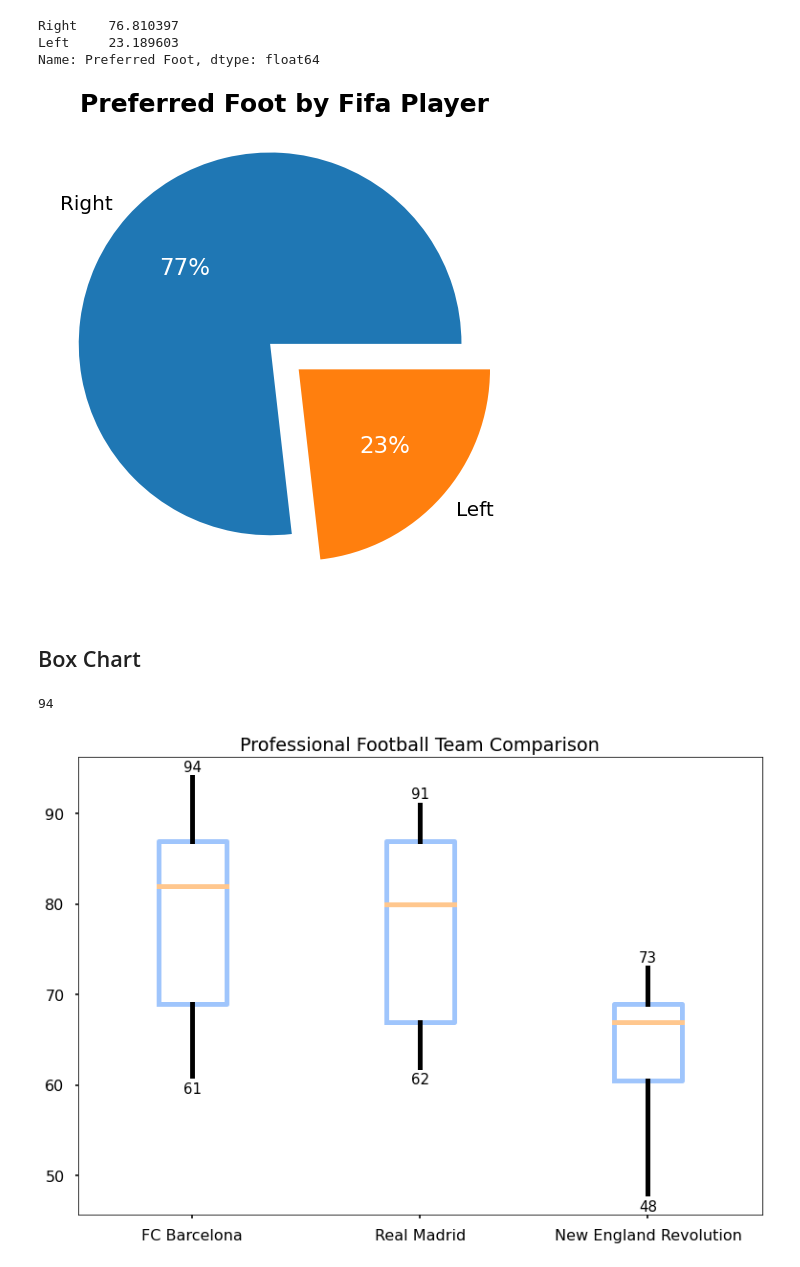
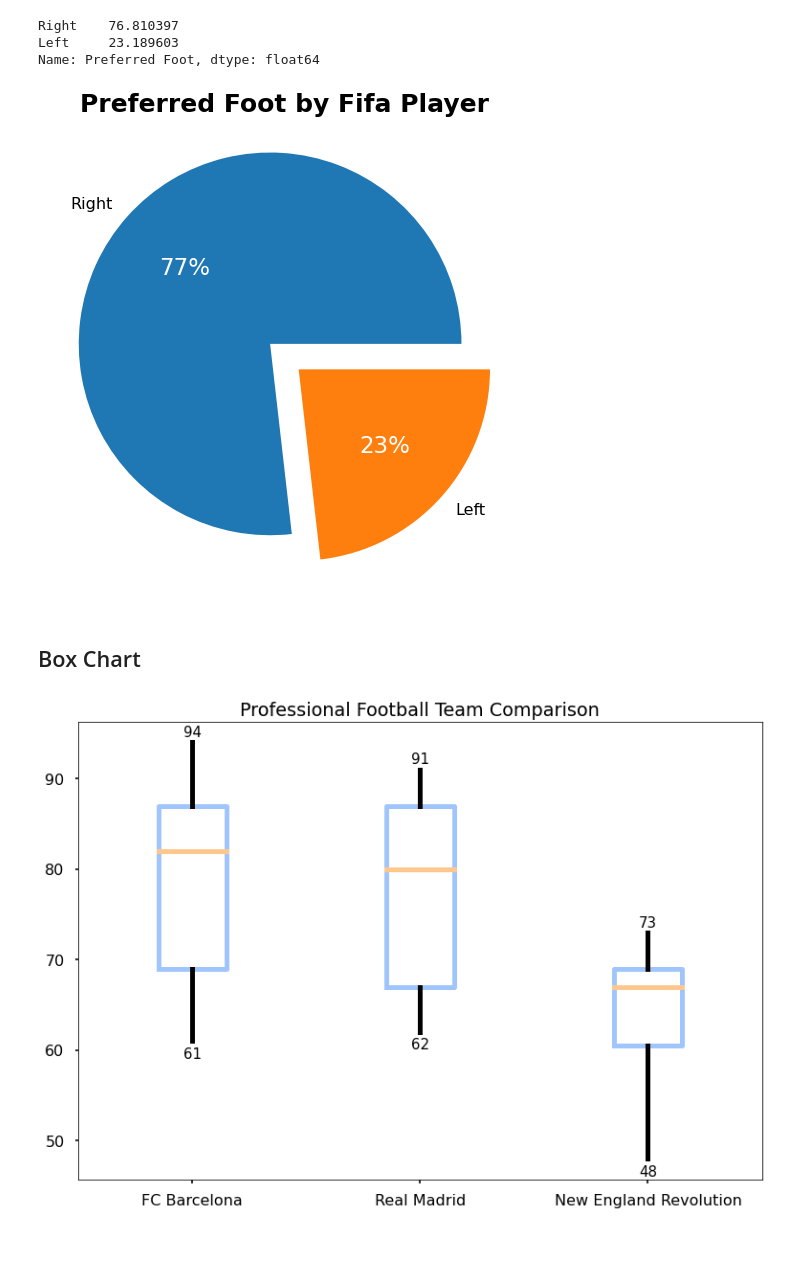
Before and after one commit to jaswdr/notebooks, a Jupyter notebook: Matplotlib.ipynb, the cells around one changed output. Saved outputs shown, nothing was run; the diff lists cells and outputs as text; code cells hidden in the pictures.

```diff
--- a/Matplotlib.ipynb
+++ b/Matplotlib.ipynb
@@ -141,24 +141,17 @@ Name: Preferred Foot, dtype: float64
 # %%
 explode = [.1, .1]
 
 wedges, texts, autotexts = plt.pie(prefered_foot, labels=prefered_foot.index, autopct='%.0f%%', explode=explode)
 
 plt.setp(autotexts, size=23, color="w")
-for text in texts:b
-    text.set_fontsize(20)
-
 plt.title(
     'Preferred Foot by Fifa Player',
     fontdict={'fontsize': 25, 'fontweight': 'bold'})
 plt.show()
 # %% [output]
-[figure, old version]
+[figure, new version]
 # %% [markdown]
 ## Box Chart
-# %%
-overalls[0].max()
-# %% [output]
-94
 # %%
 teams = ['FC Barcelona', 'Real Madrid', 'New England Revolution']
 
```
